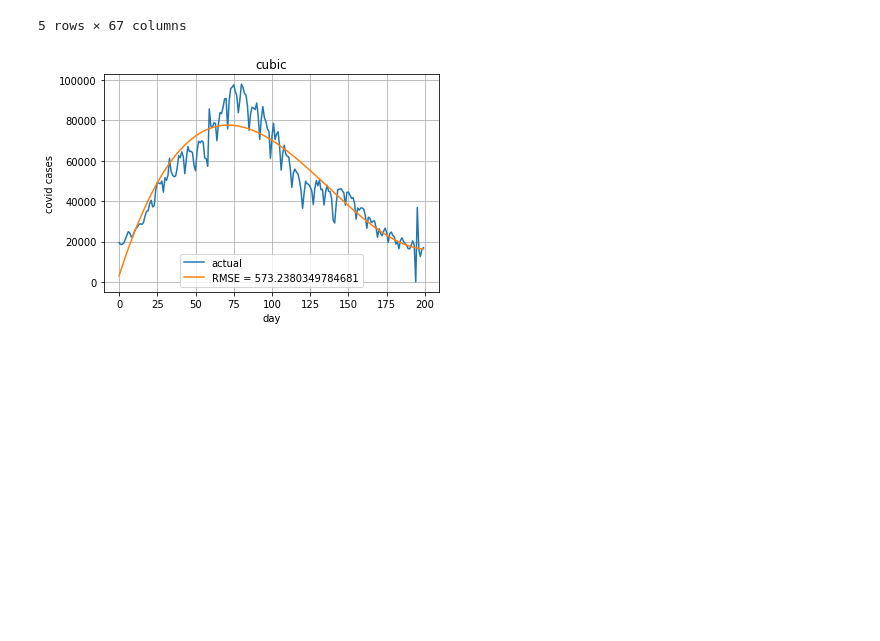
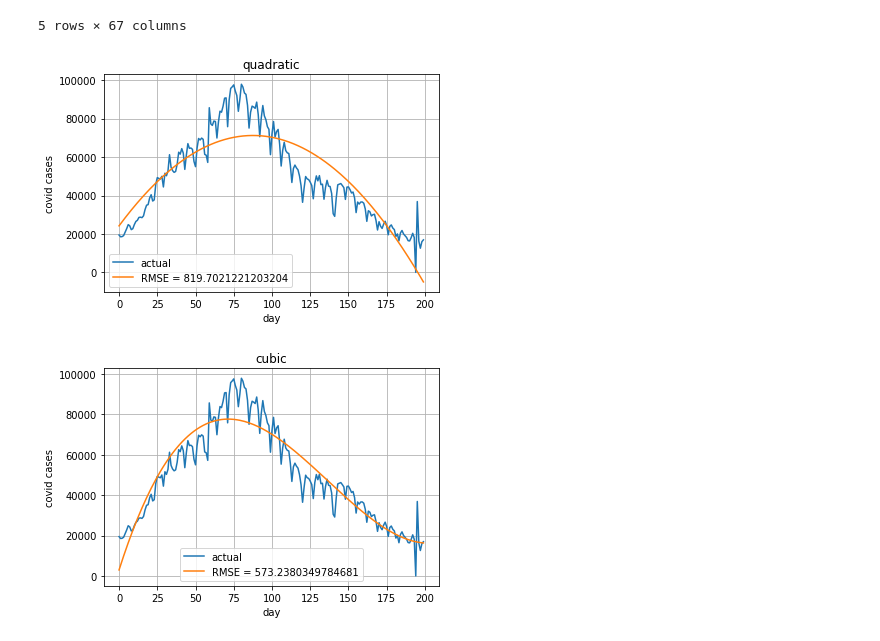
Before and after one commit to Abh1-Shek/BTP, a Jupyter notebook: FunctionFittingCountries.ipynb, the cells around one changed output. Drawn from its saved outputs; the diff is of its cells as text; code cells hidden in the pictures; blank space fills up the shorter version.

```diff
--- a/FunctionFittingCountries.ipynb
+++ b/FunctionFittingCountries.ipynb
@@ -172,6 +172,10 @@ def find_best_curve(df, title = ""):
     plt.grid(True)
     plt.legend()
     plt.show()
+# %%
+plot_graph(data['India'][150:350], 'quadratic')
+# %% [output]
+[figure, added]
 # %%
 plot_graph(data['India'][150:350], 'cubic')
 # %% [output]
```
Also changed, not shown: parts of 3 cells of this notebook.
